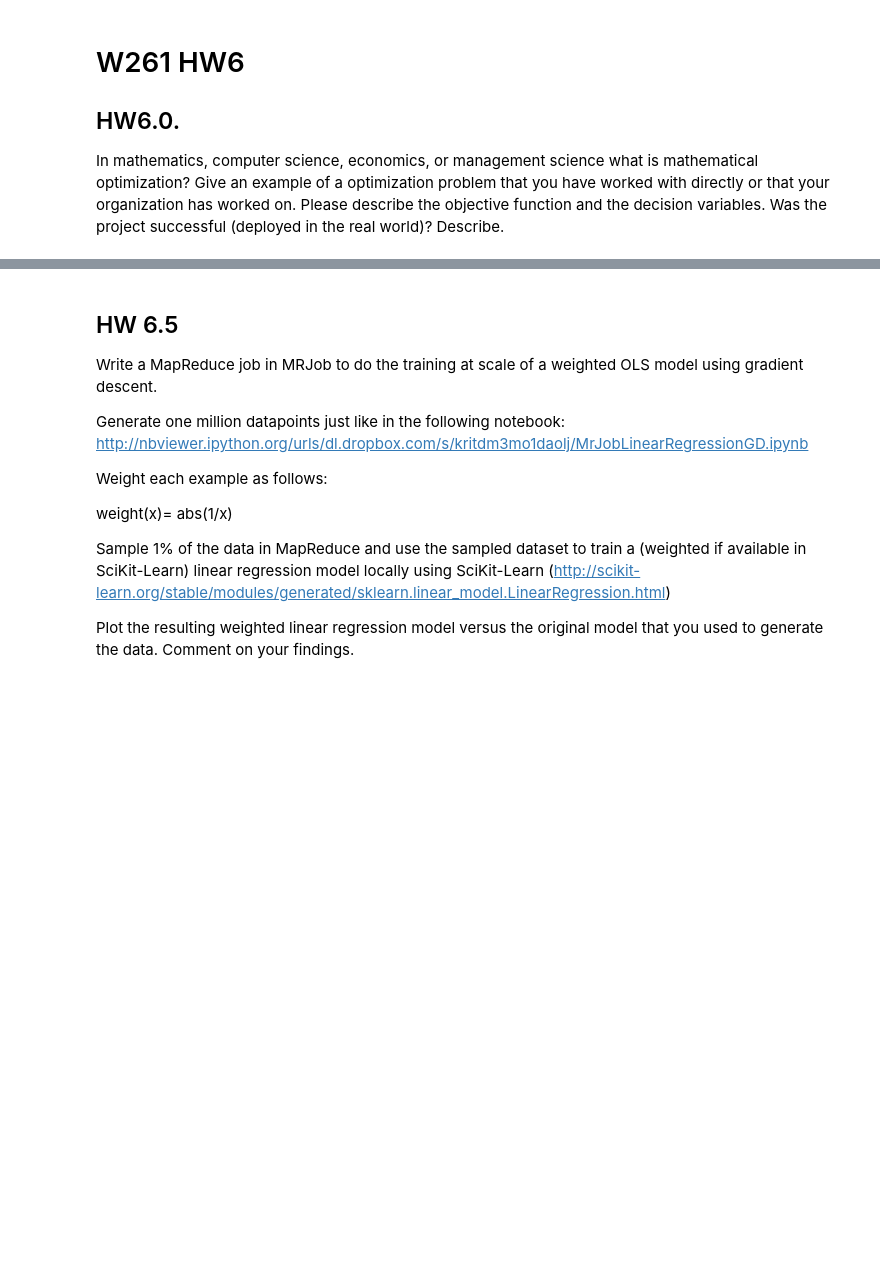
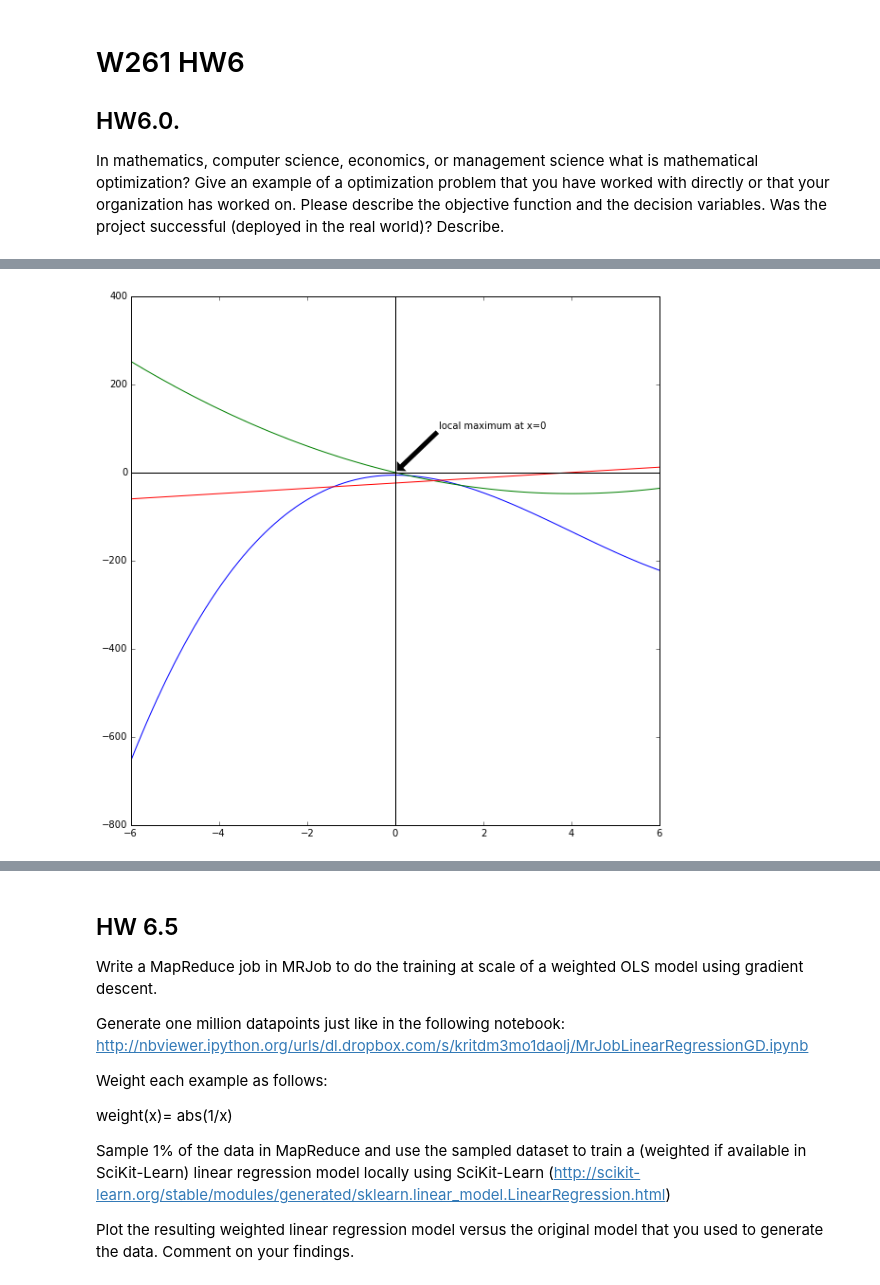
Before and after one commit to anhnguyendepocen/MIDS-W261, a Jupyter notebook: week06/HW6/MIDS-W261-2016-HWK06-Cordell.ipynb, the cells around one changed output, grey strips where cells are left out. Cells and saved outputs as stored; diff of their text form; code cells hidden in the pictures; blank space fills up the shorter version.

```diff
--- a/week06/HW6/MIDS-W261-2016-HWK06-Cordell.ipynb
+++ b/week06/HW6/MIDS-W261-2016-HWK06-Cordell.ipynb
@@ -20,0 +33,27 @@ For unconstrained multi-variate optimization what are the first order  Necessary
+# %%
+import matplotlib
+import matplotlib.pyplot as plt
+from numpy import power, square, linspace
+
+x = linspace(-6,6,100) # 100 linearly spaced numbers from -6 to +6
+y = power(x,3)-(12*square(x))-6   # computing the values of x^3 - 12x^2 - 6
+y_prime = 3*square(x)-24*x # first derivative 3x^2 - 24x
+y_doubleprime = 6*x-24 # second derivative
+
+# compose plot
+plt.figure(figsize=(10,10))
+plt.plot(x,y)
+plt.plot(x,y_prime) # first derivative
+plt.plot(x,y_doubleprime) # second derivative
+
+# plot x,y axes for reference
+plt.axhline(y=0, color='k')
+plt.axvline(x=0, color='k')
+
+plt.annotate('local maximum at x=0', xy=(0, 0), xytext=(1, 100),
+            arrowprops=dict(facecolor='black', shrink=0.05),
+            )
+
+plt.show() # show the plot
+# %% [output]
+[figure, added]
```
Also changed, not shown: parts of 44 cells of this notebook, 1 other file.
